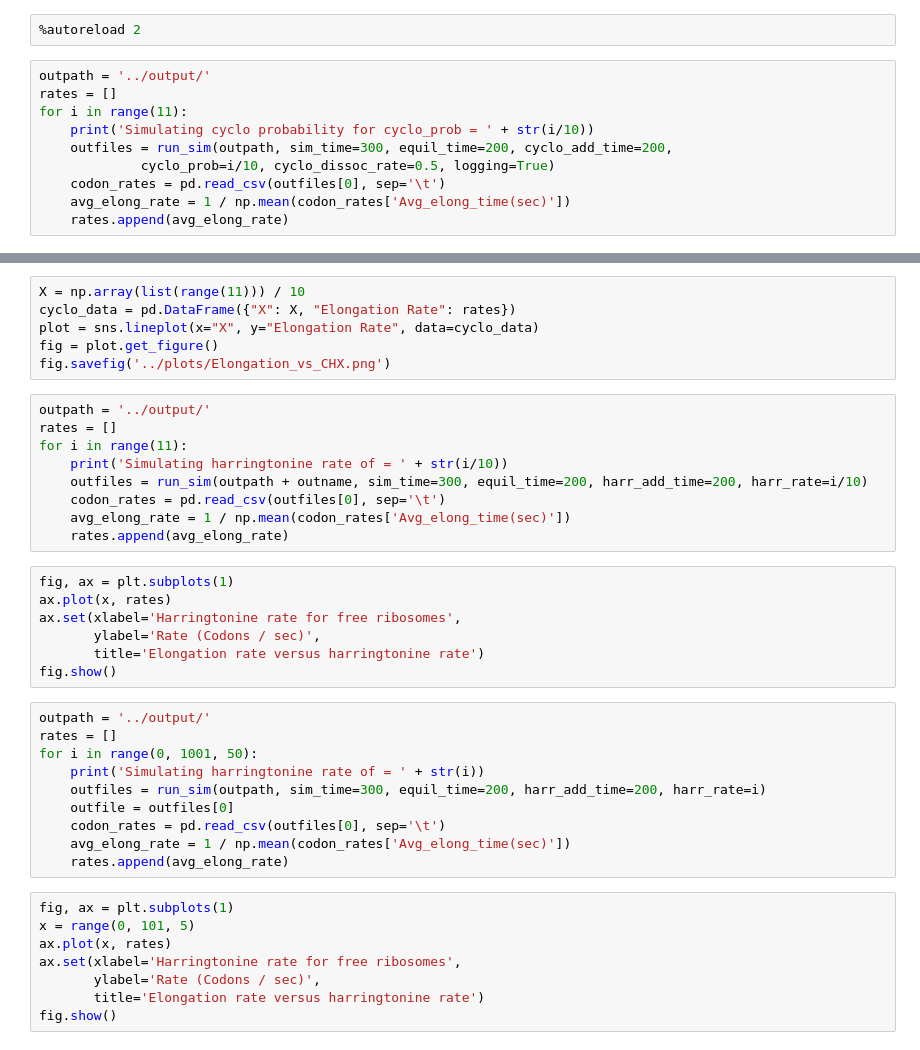
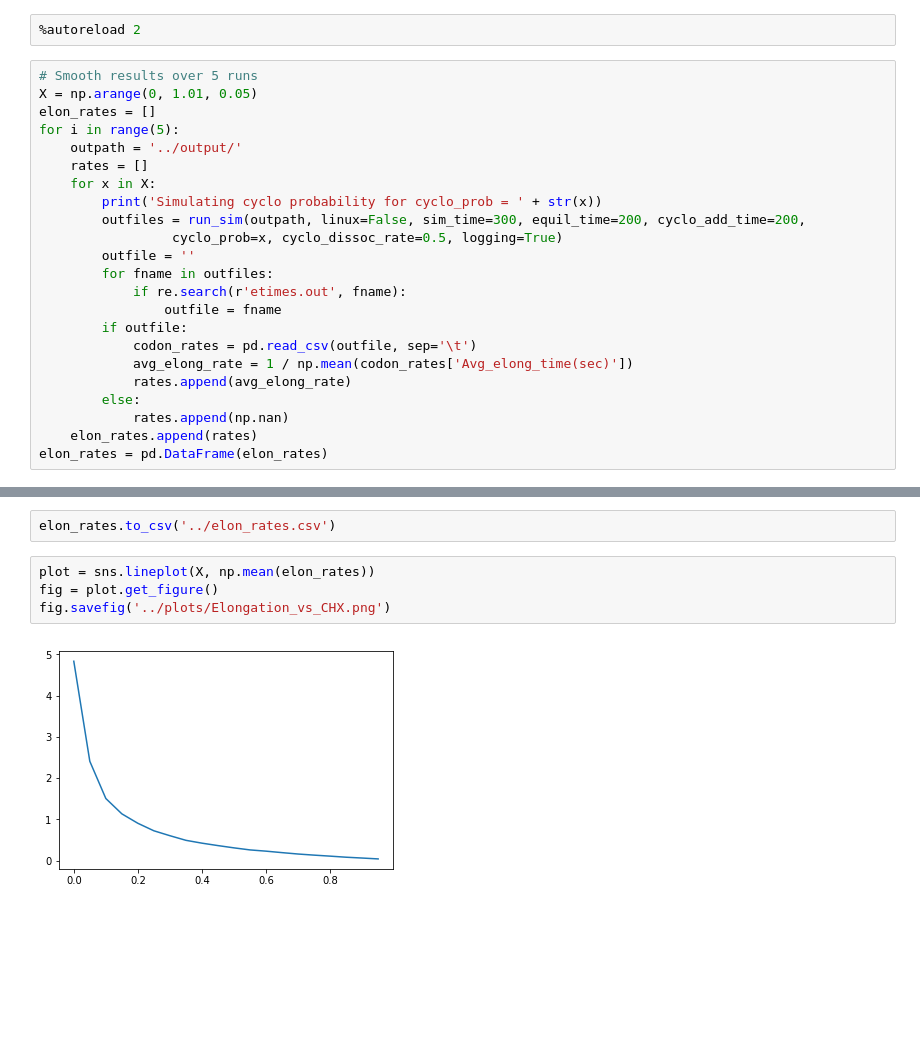
Before and after one commit to michaelsorenson/zid_simulation, a Jupyter notebook: notebooks/SMoPT.ipynb, the cells around one changed output, grey strips where cells are left out. Drawn from its saved outputs; the diff is of its cells as text; blank space fills up the shorter version.

```diff
--- a/notebooks/SMoPT.ipynb
+++ b/notebooks/SMoPT.ipynb
@@ -18,12 +22,25 @@ from run_sim import run_sim
 # %%
 %autoreload 2
 # %%
-outpath = '../output/'
-rates = []
-for i in range(11):
-    print('Simulating cyclo probability for cyclo_prob = ' + str(i/10))
-    outfiles = run_sim(outpath, sim_time=300, equil_time=200, cyclo_add_time=200,
-             cyclo_prob=i/10, cyclo_dissoc_rate=0.5, logging=True)
-    codon_rates = pd.read_csv(outfiles[0], sep='\t')
-    avg_elong_rate = 1 / np.mean(codon_rates['Avg_elong_time(sec)'])
-    rates.append(avg_elong_rate)
+# Smooth results over 5 runs
+X = np.arange(0, 1.01, 0.05)
+elon_rates = []
+for i in range(5):
+    outpath = '../output/'
+    rates = []
+    for x in X:
+        print('Simulating cyclo probability for cyclo_prob = ' + str(x))
+        outfiles = run_sim(outpath, linux=False, sim_time=300, equil_time=200, cyclo_add_time=200,
+                 cyclo_prob=x, cyclo_dissoc_rate=0.5, logging=True)
+        outfile = ''
+        for fname in outfiles:
+            if re.search(r'etimes.out', fname):
+                outfile = fname
+        if outfile:
+            codon_rates = pd.read_csv(outfile, sep='\t')
+            avg_elong_rate = 1 / np.mean(codon_rates['Avg_elong_time(sec)'])
+            rates.append(avg_elong_rate)
+        else:
+            rates.append(np.nan)
+    elon_rates.append(rates)
+elon_rates = pd.DataFrame(elon_rates)
@@ -30,40 +65,8 @@ for i in range(11):
+# %%
+elon_rates.to_csv('../elon_rates.csv')
 # %%
-X = np.array(list(range(11))) / 10
-cyclo_data = pd.DataFrame({"X": X, "Elongation Rate": rates})
-plot = sns.lineplot(x="X", y="Elongation Rate", data=cyclo_data)
+plot = sns.lineplot(X, np.mean(elon_rates))
 fig = plot.get_figure()
 fig.savefig('../plots/Elongation_vs_CHX.png')
+# %% [output]
+[figure, added]
-# %%
-outpath = '../output/'
-rates = []
-for i in range(11):
-    print('Simulating harringtonine rate of = ' + str(i/10))
-    outfiles = run_sim(outpath + outname, sim_time=300, equil_time=200, harr_add_time=200, harr_rate=i/10)
-    codon_rates = pd.read_csv(outfiles[0], sep='\t')
-    avg_elong_rate = 1 / np.mean(codon_rates['Avg_elong_time(sec)'])
-    rates.append(avg_elong_rate)
-# %%
-fig, ax = plt.subplots(1)
-ax.plot(x, rates)
-ax.set(xlabel='Harringtonine rate for free ribosomes',
-       ylabel='Rate (Codons / sec)',
-       title='Elongation rate versus harringtonine rate')
-fig.show()
-# %%
-outpath = '../output/'
-rates = []
-for i in range(0, 1001, 50):
-    print('Simulating harringtonine rate of = ' + str(i))
-    outfiles = run_sim(outpath, sim_time=300, equil_time=200, harr_add_time=200, harr_rate=i)
-    outfile = outfiles[0]
-    codon_rates = pd.read_csv(outfiles[0], sep='\t')
-    avg_elong_rate = 1 / np.mean(codon_rates['Avg_elong_time(sec)'])
-    rates.append(avg_elong_rate)
-# %%
-fig, ax = plt.subplots(1)
-x = range(0, 101, 5)
-ax.plot(x, rates)
-ax.set(xlabel='Harringtonine rate for free ribosomes',
-       ylabel='Rate (Codons / sec)',
-       title='Elongation rate versus harringtonine rate')
-fig.show()
```
Also changed, not shown: parts of 18 cells of this notebook, 7 other files.
